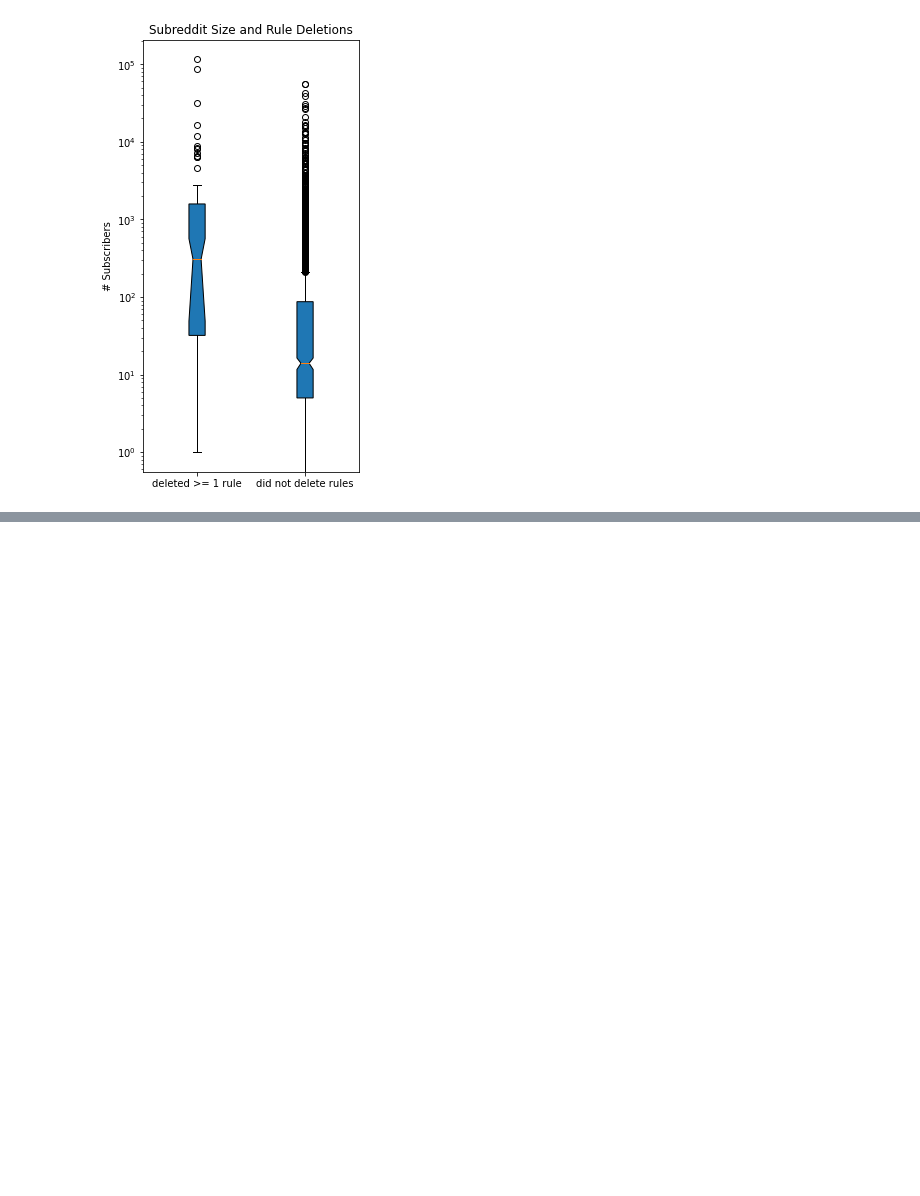
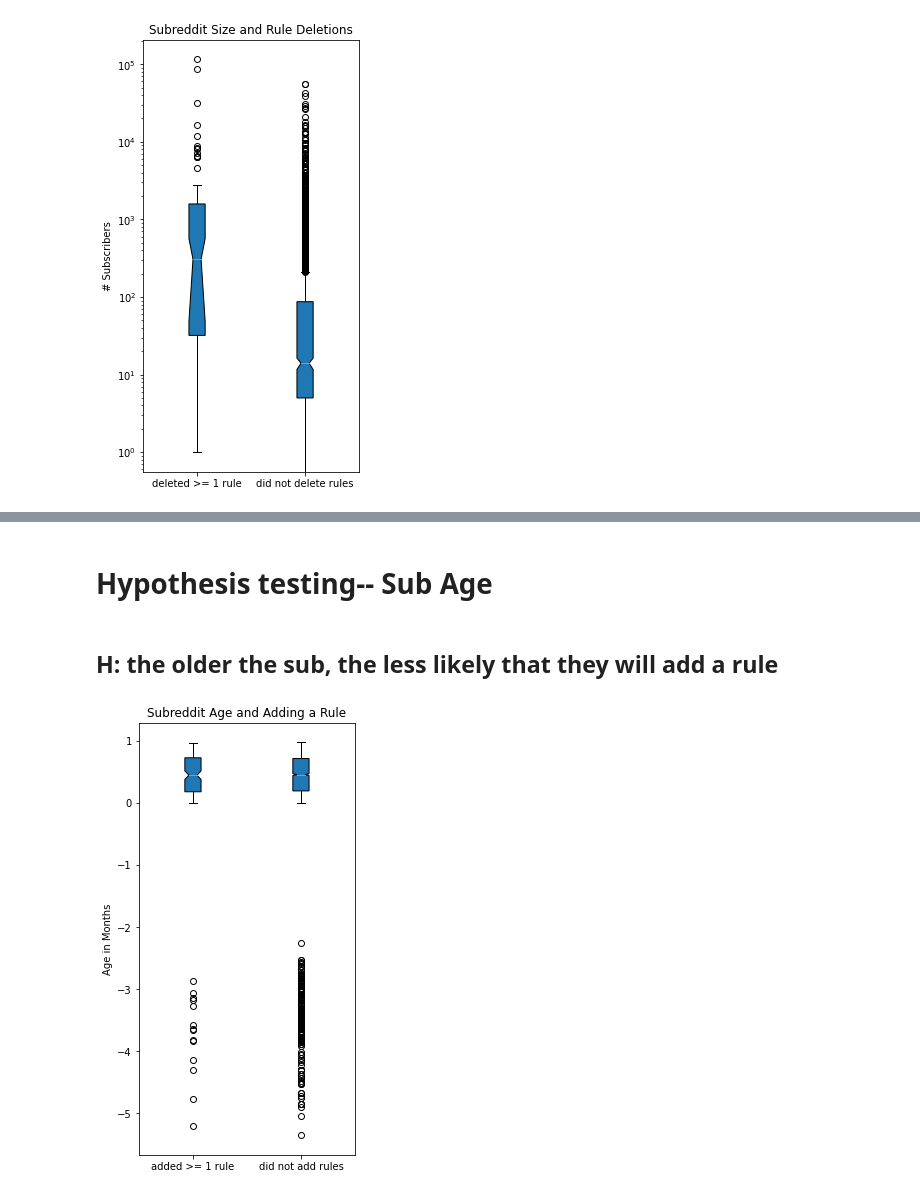
Before and after one commit to nammyk789/reddit-rule-change, a Jupyter notebook: jupyter notebooks/looking_at_seth_data.ipynb, the cells around one changed output, grey strips where cells are left out. Saved outputs shown, nothing was run; the diff lists cells and outputs as text; code cells hidden in the pictures; blank space fills up the shorter version.

Commit message:
hypothesis testing complete

```diff
--- a/jupyter notebooks/looking_at_seth_data.ipynb
+++ b/jupyter notebooks/looking_at_seth_data.ipynb
@@ -158,0 +208,29 @@ plt.show()
+# %% [markdown]
+# Hypothesis testing-- Sub Age
+# %% [markdown]
+## H: the older the sub, the less likely that they will add a rule
+# %%
+# Creating dataset
+added = np.array(sub_metadata[sub_metadata.added > 0].age_in_months)
+not_added = np.array(sub_metadata[sub_metadata.added == 0].age_in_months)
+data = np.array([added, not_added], dtype=object)
+
+fig = plt.figure(figsize =(3, 6))
+
+# Creating axes instance
+ax = fig.add_axes([0, 0, 1, 1])
+
+# Creating plot
+bp = ax.boxplot(data,
+                 notch=True,  # notch shape
+                 vert=True,  # vertical box alignment
+                 patch_artist=True,  # fill with color
+                 labels=['added >= 1 rule', 'did not add rules'])  # will be used to label x-ticks
+
+plt.ylabel("Age in Months")
+plt.title("Subreddit Age and Adding a Rule")
+
+# show plot
+plt.show()
+# %% [output]
+[figure, added]
```
Also changed, not shown: parts of 28 cells of this notebook, 2 other files.
